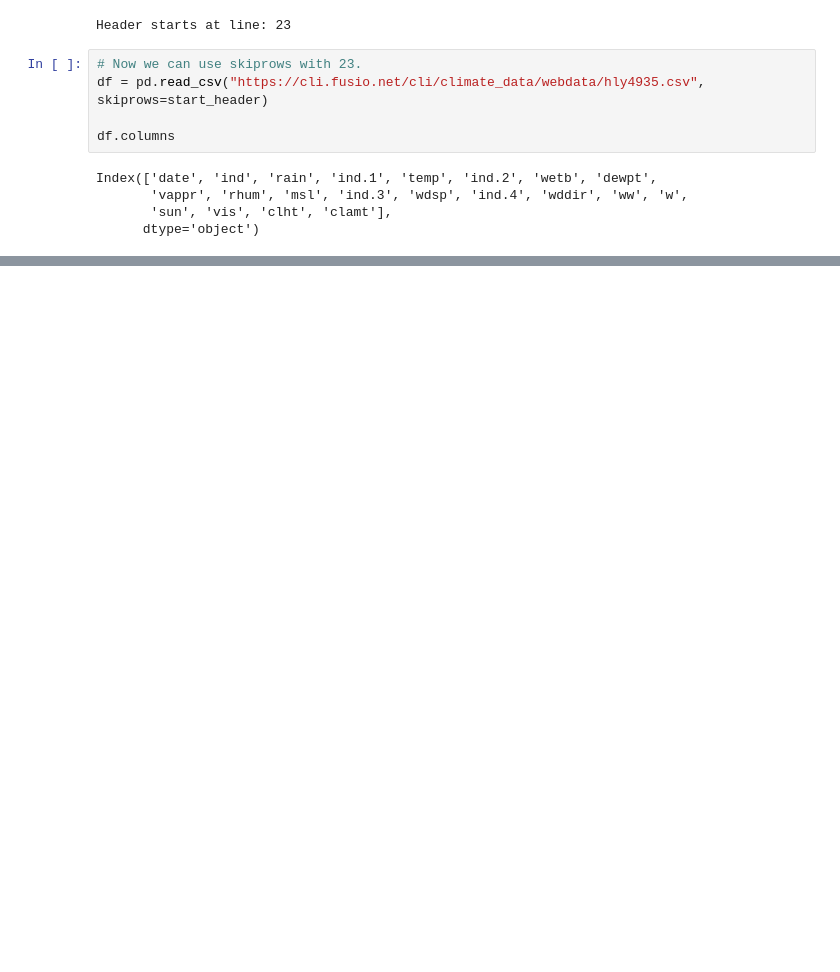
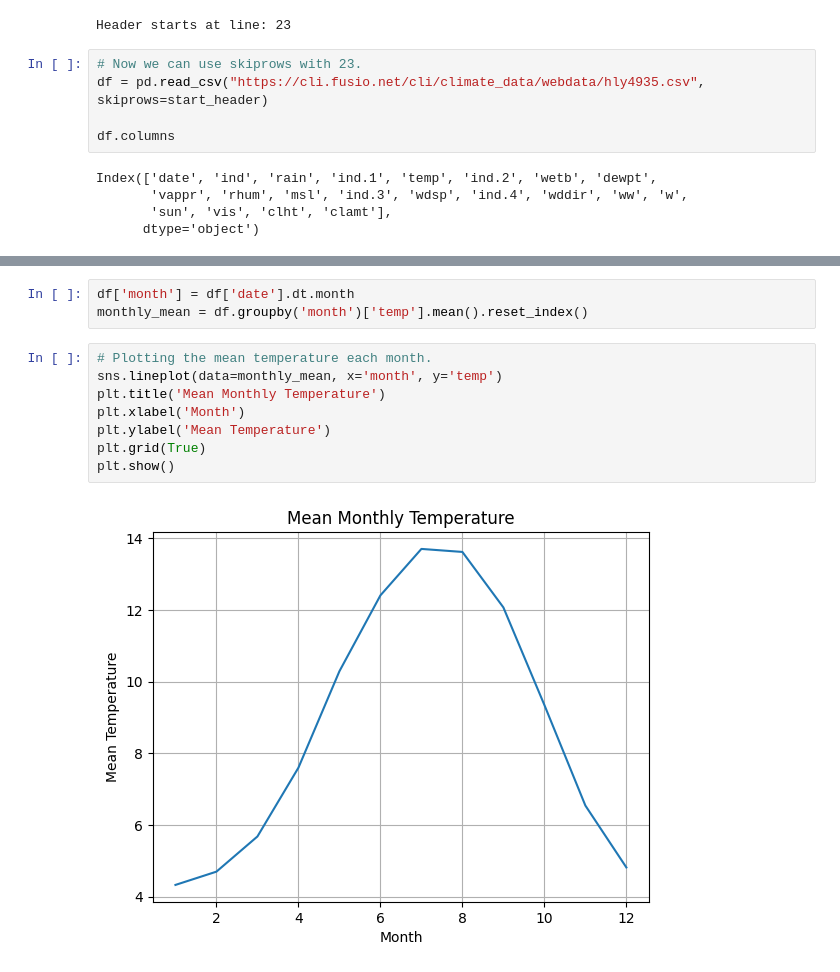
Before and after one commit to dimon-ua/PFDA, a Jupyter notebook: assignments/assignment_6_Weather.ipynb, the cells around one changed output, grey strips where cells are left out. Saved outputs shown, nothing was run; the diff lists cells and outputs as text; blank space fills up the shorter version.

Commit message:
# Plotting the mean temperature each month.

```diff
--- a/assignments/assignment_6_Weather.ipynb
+++ b/assignments/assignment_6_Weather.ipynb
@@ -75,0 +77,13 @@ plt.show()
+# %%
+df['month'] = df['date'].dt.month
+monthly_mean = df.groupby('month')['temp'].mean().reset_index()
+# %%
+# Plotting the mean temperature each month.
+sns.lineplot(data=monthly_mean, x='month', y='temp')
+plt.title('Mean Monthly Temperature')
+plt.xlabel('Month')
+plt.ylabel('Mean Temperature')
+plt.grid(True)
+plt.show()
+# %% [output]
+[figure, added]
```
Also changed, not shown: parts of 3 cells of this notebook.
